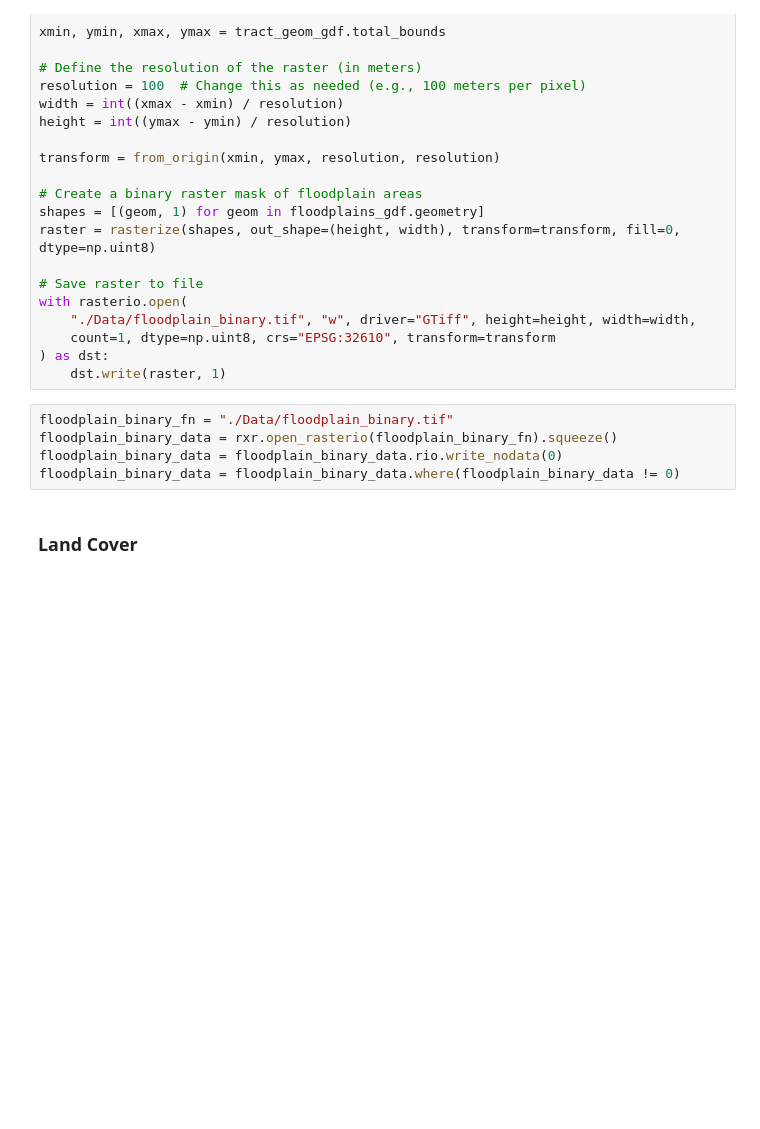
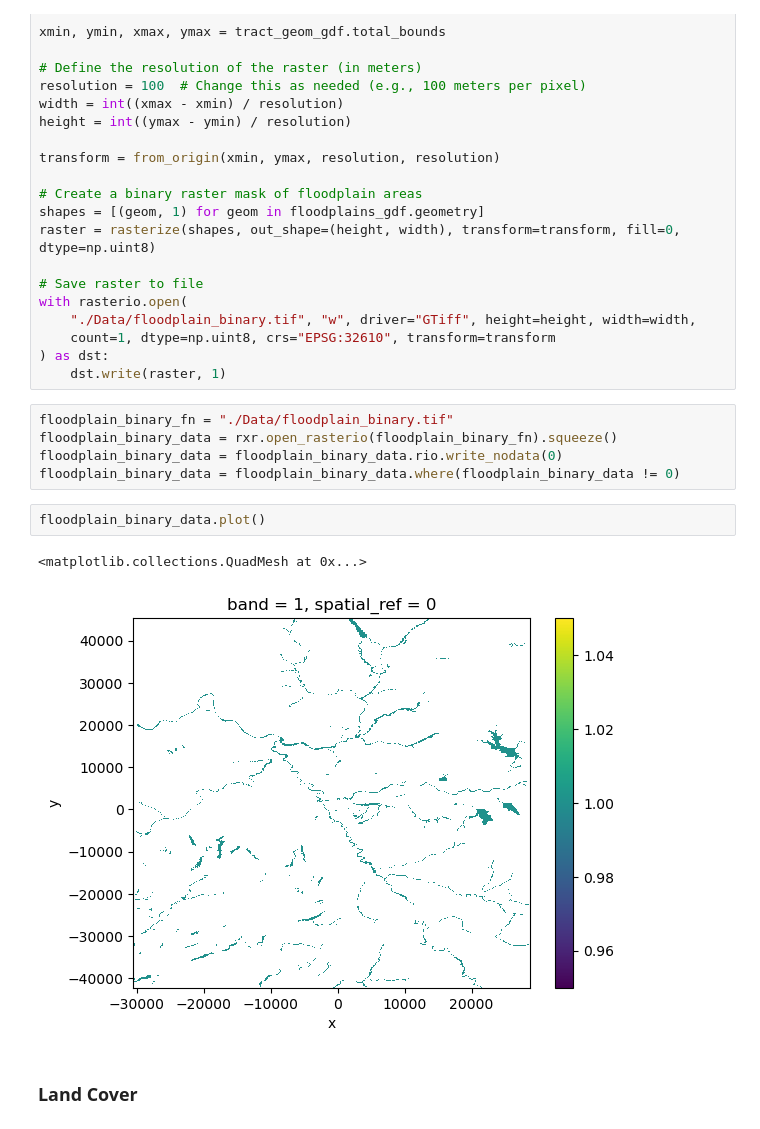
Before and after one commit to UW-GDA/Solar-Energy-Feasibility, a Jupyter notebook: Final_AREEBA.ipynb, the cells around one changed output. Drawn from its saved outputs; the diff is of its cells as text; blank space fills up the shorter version.

```diff
--- a/Final_AREEBA.ipynb
+++ b/Final_AREEBA.ipynb
@@ -249,6 +249,11 @@ floodplain_binary_fn = "./Data/floodplain_binary.tif"
 floodplain_binary_data = rxr.open_rasterio(floodplain_binary_fn).squeeze()
 floodplain_binary_data = floodplain_binary_data.rio.write_nodata(0)
 floodplain_binary_data = floodplain_binary_data.where(floodplain_binary_data != 0)
+# %%
+floodplain_binary_data.plot()
+# %% [output]
+<matplotlib.collections.QuadMesh at 0x...>
+[figure, added]
 # %% [markdown]
 ### Land Cover
 # %%
```
Also changed, not shown: parts of 11 cells of this notebook.
